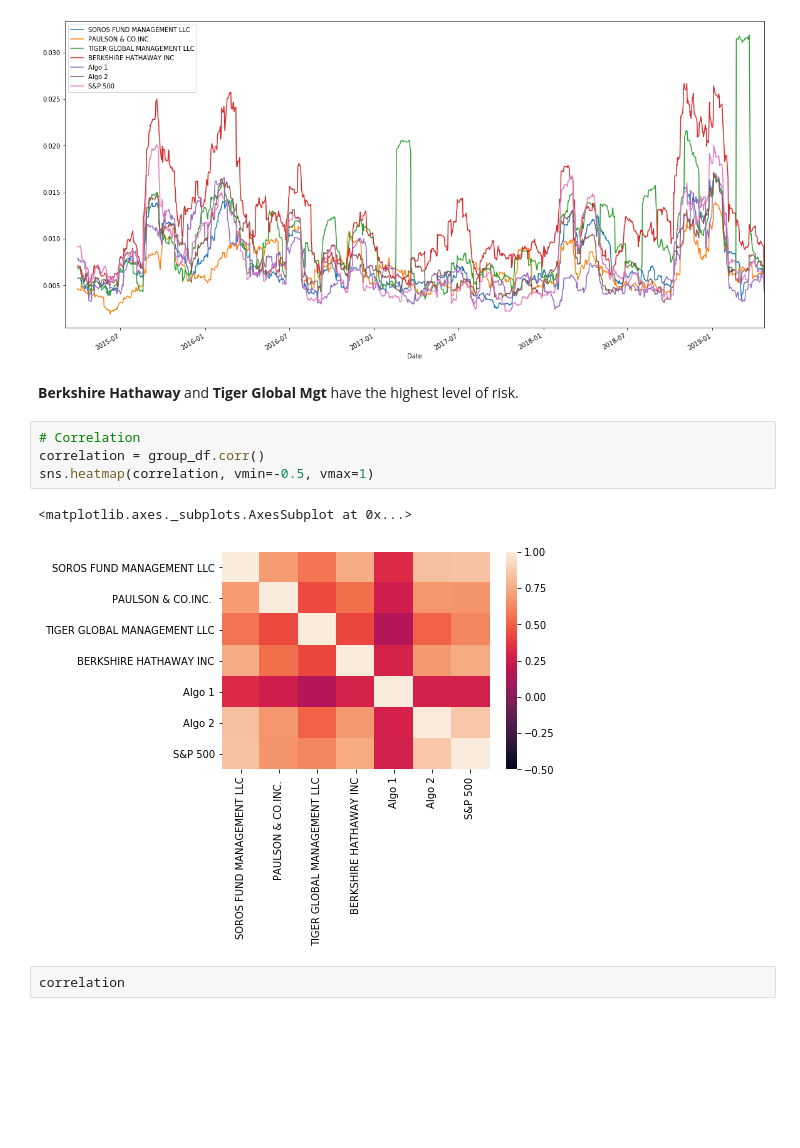
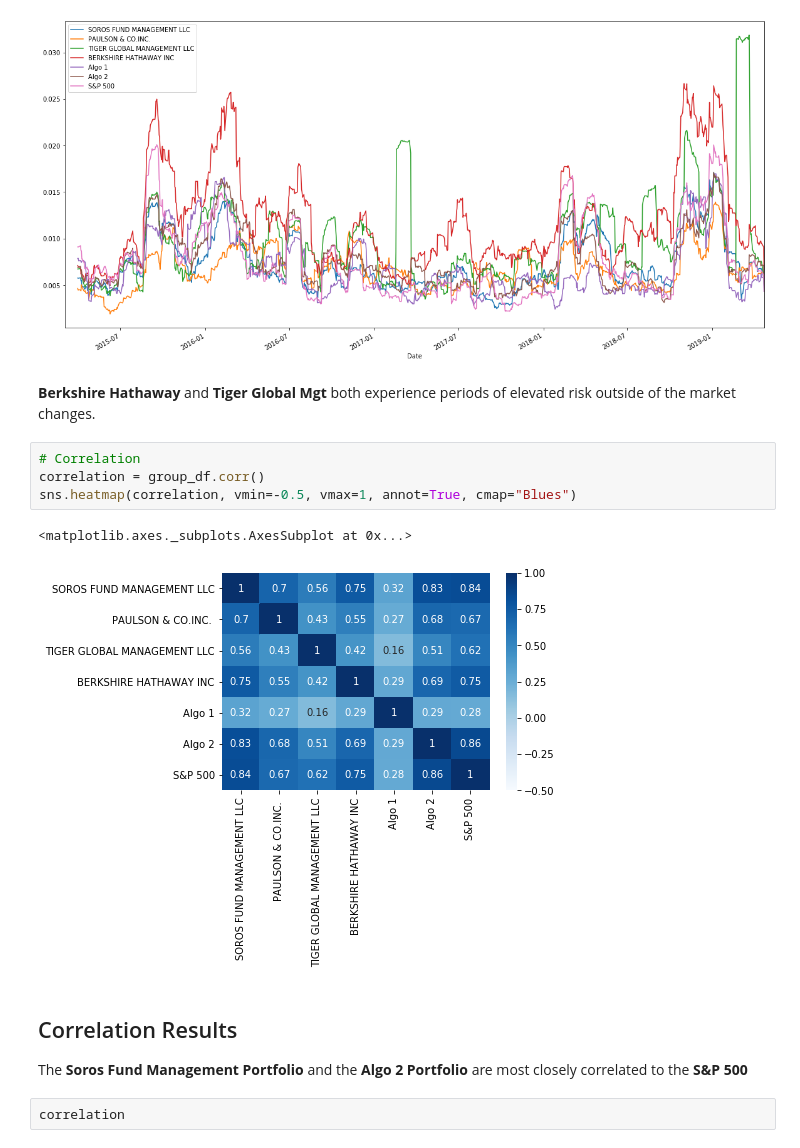
Before and after one commit to ceazer2801/pandas, a Jupyter notebook: whale_analysis.ipynb, the cells around one changed output. Drawn from its saved outputs; the diff is of its cells as text; blank space fills up the shorter version.

```diff
--- a/whale_analysis.ipynb
+++ b/whale_analysis.ipynb
@@ -344,14 +352,17 @@ group_rolling
 <matplotlib.axes._subplots.AxesSubplot at 0x...>
 [figure]
 # %% [markdown]
-**Berkshire Hathaway** and **Tiger Global Mgt** have the highest level of risk.
+**Berkshire Hathaway** and **Tiger Global Mgt** both experience periods of elevated risk outside of the market changes.
 # %%
 # Correlation
 correlation = group_df.corr()
-sns.heatmap(correlation, vmin=-0.5, vmax=1)
+sns.heatmap(correlation, vmin=-0.5, vmax=1, annot=True, cmap="Blues")
 # %% [output]
 <matplotlib.axes._subplots.AxesSubplot at 0x...>
-[figure, old version]
+[figure, new version]
+# %% [markdown]
+## Correlation Results
+The **Soros Fund Management Portfolio** and the **Algo 2 Portfolio** are most closely correlated to the **S&P 500**
 # %%
 correlation
 # %% [output]
```
Also changed, not shown: parts of 11 cells of this notebook.
